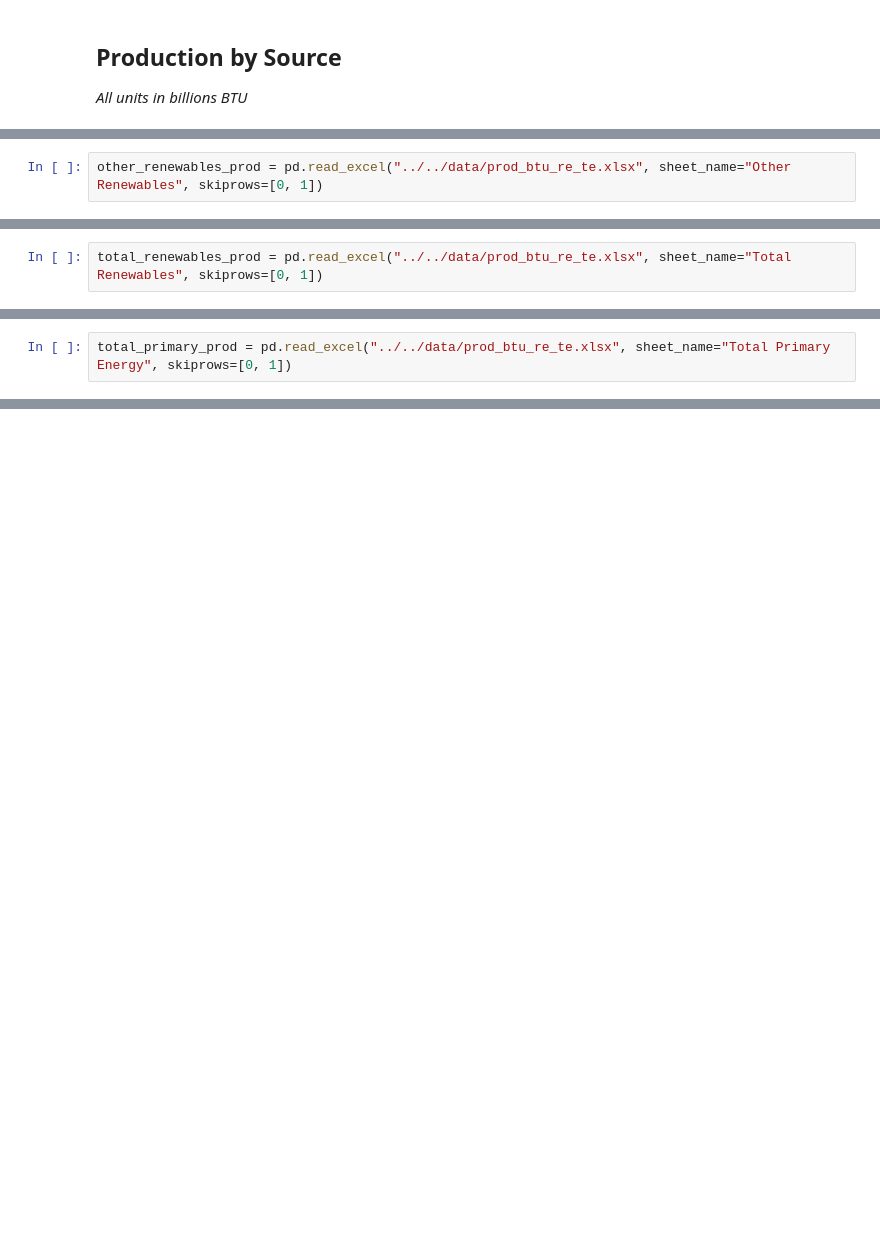
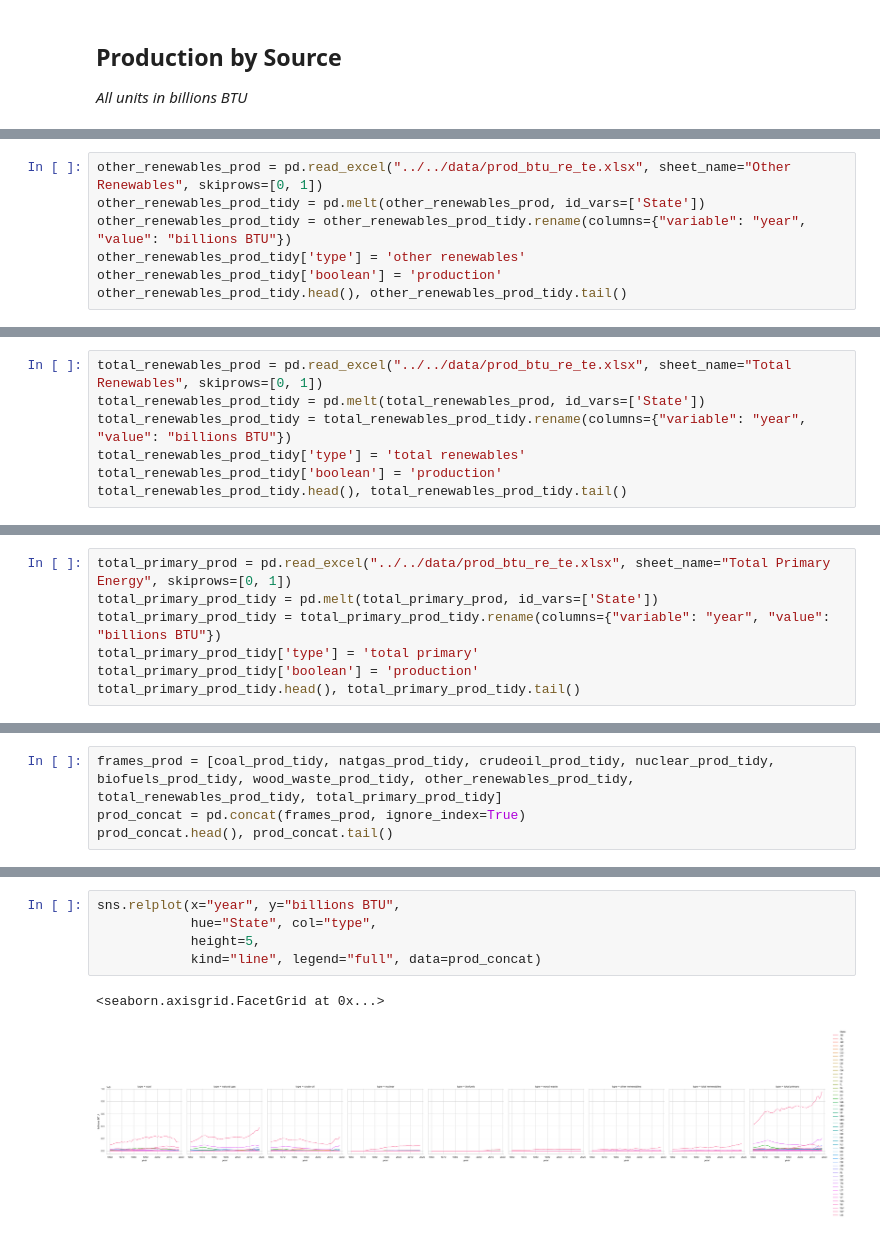
Before and after one commit to nikomc/US_energy_potential, a Jupyter notebook: code/analysis/eia_datasets.ipynb, the cells around one changed output, grey strips where cells are left out. Cells and saved outputs as stored; diff of their text form; blank space fills up the shorter version.

```diff
--- a/code/analysis/eia_datasets.ipynb
+++ b/code/analysis/eia_datasets.ipynb
@@ -81,2 +324,7 @@ wood_waste_prod = pd.read_excel("../../data/prod_btu_re_te.xlsx", sheet_name="Wo
 # %%
 other_renewables_prod = pd.read_excel("../../data/prod_btu_re_te.xlsx", sheet_name="Other Renewables", skiprows=[0, 1])
+other_renewables_prod_tidy = pd.melt(other_renewables_prod, id_vars=['State'])
+other_renewables_prod_tidy = other_renewables_prod_tidy.rename(columns={"variable": "year", "value": "billions BTU"})
+other_renewables_prod_tidy['type'] = 'other renewables'
+other_renewables_prod_tidy['boolean'] = 'production'
+other_renewables_prod_tidy.head(), other_renewables_prod_tidy.tail()
@@ -83,2 +344,7 @@ other_renewables_prod = pd.read_excel("../../data/prod_btu_re_te.xlsx", sheet_na
 # %%
 total_renewables_prod = pd.read_excel("../../data/prod_btu_re_te.xlsx", sheet_name="Total Renewables", skiprows=[0, 1])
+total_renewables_prod_tidy = pd.melt(total_renewables_prod, id_vars=['State'])
+total_renewables_prod_tidy = total_renewables_prod_tidy.rename(columns={"variable": "year", "value": "billions BTU"})
+total_renewables_prod_tidy['type'] = 'total renewables'
+total_renewables_prod_tidy['boolean'] = 'production'
+total_renewables_prod_tidy.head(), total_renewables_prod_tidy.tail()
@@ -85,2 +364,7 @@ total_renewables_prod = pd.read_excel("../../data/prod_btu_re_te.xlsx", sheet_na
 # %%
 total_primary_prod = pd.read_excel("../../data/prod_btu_re_te.xlsx", sheet_name="Total Primary Energy", skiprows=[0, 1])
+total_primary_prod_tidy = pd.melt(total_primary_prod, id_vars=['State'])
+total_primary_prod_tidy = total_primary_prod_tidy.rename(columns={"variable": "year", "value": "billions BTU"})
+total_primary_prod_tidy['type'] = 'total primary'
+total_primary_prod_tidy['boolean'] = 'production'
+total_primary_prod_tidy.head(), total_primary_prod_tidy.tail()
@@ -86,0 +384,4 @@ total_primary_prod = pd.read_excel("../../data/prod_btu_re_te.xlsx", sheet_name=
+# %%
+frames_prod = [coal_prod_tidy, natgas_prod_tidy, crudeoil_prod_tidy, nuclear_prod_tidy, biofuels_prod_tidy, wood_waste_prod_tidy, other_renewables_prod_tidy, total_renewables_prod_tidy, total_primary_prod_tidy]
+prod_concat = pd.concat(frames_prod, ignore_index=True)
+prod_concat.head(), prod_concat.tail()
@@ -86,0 +401,8 @@ total_primary_prod = pd.read_excel("../../data/prod_btu_re_te.xlsx", sheet_name=
+# %%
+sns.relplot(x="year", y="billions BTU",
+            hue="State", col="type",
+            height=5,
+            kind="line", legend="full", data=prod_concat)
+# %% [output]
+<seaborn.axisgrid.FacetGrid at 0x...>
+[figure, added]
```
Also changed, not shown: parts of 27 cells of this notebook, 1 other file.
